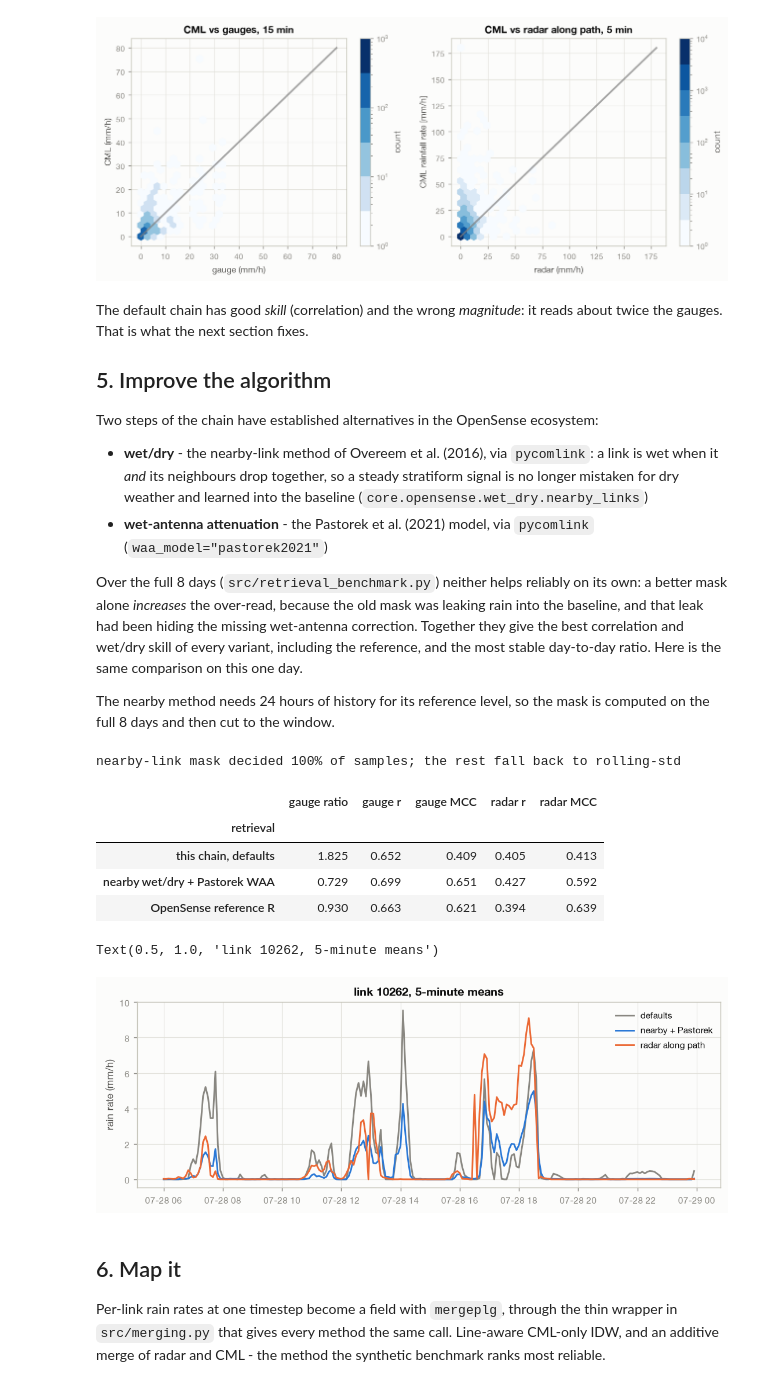
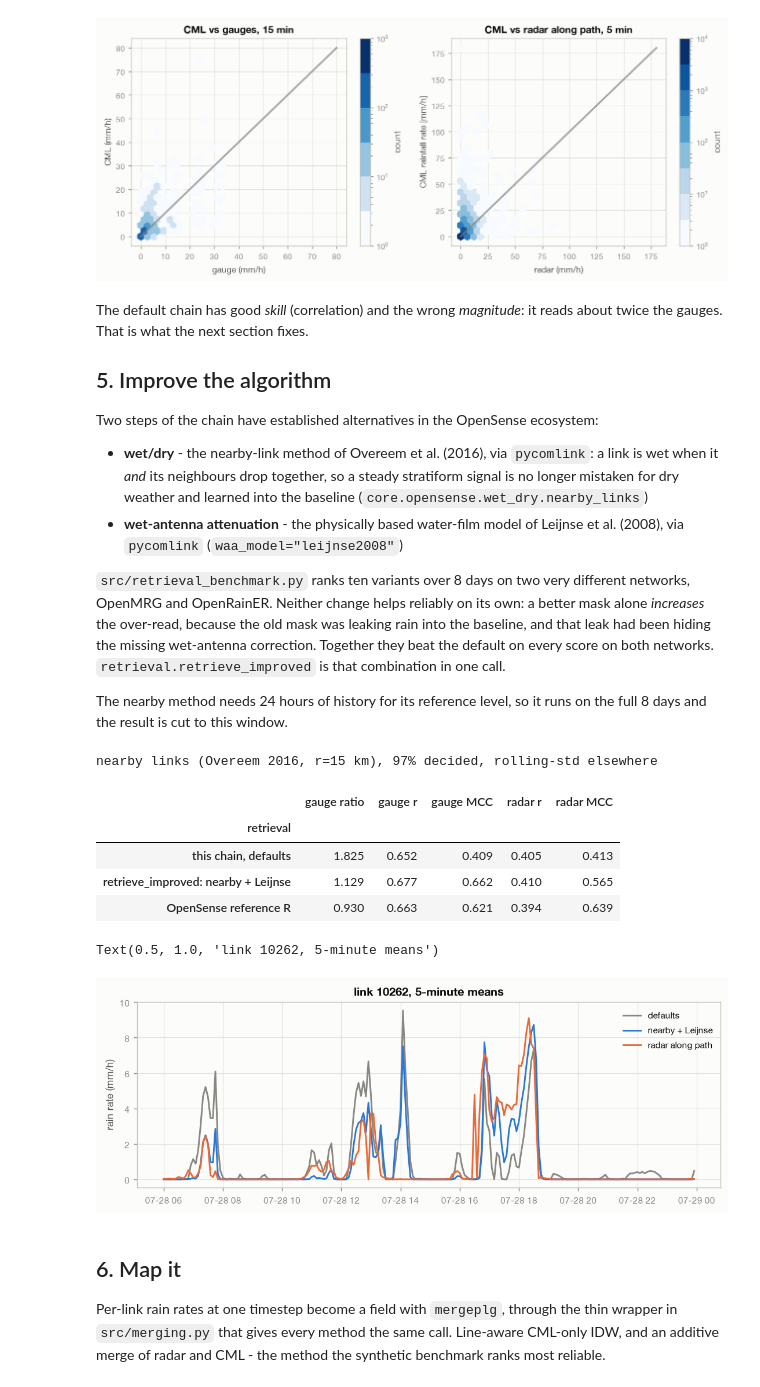
Before and after one commit to drorjac/FieldSense, a Jupyter notebook: projects/opensense_pipeline/notebooks/02_end_to_end.ipynb, the cells around one changed output. Cells and saved outputs as stored; diff of their text form; code cells hidden in the pictures.

```diff
--- a/projects/opensense_pipeline/notebooks/02_end_to_end.ipynb
+++ b/projects/opensense_pipeline/notebooks/02_end_to_end.ipynb
@@ -250,53 +250,48 @@ ecosystem:
   `pycomlink`: a link is wet when it *and* its neighbours drop together, so a
   steady stratiform signal is no longer mistaken for dry weather and learned
   into the baseline (`core.opensense.wet_dry.nearby_links`)
-* **wet-antenna attenuation** - the Pastorek et al. (2021) model, via
-  `pycomlink` (`waa_model="pastorek2021"`)
+* **wet-antenna attenuation** - the physically based water-film model of
+  Leijnse et al. (2008), via `pycomlink` (`waa_model="leijnse2008"`)
 
-Over the full 8 days (`src/retrieval_benchmark.py`) neither helps reliably on
+`src/retrieval_benchmark.py` ranks ten variants over 8 days on two very
+different networks, OpenMRG and OpenRainER. Neither change helps reliably on
 its own: a better mask alone *increases* the over-read, because the old mask
 was leaking rain into the baseline, and that leak had been hiding the missing
-wet-antenna correction. Together they give the best correlation and wet/dry
-skill of every variant, including the reference, and the most stable
-day-to-day ratio. Here is the same comparison on this one day.
+wet-antenna correction. Together they beat the default on every score on
+both networks. `retrieval.retrieve_improved` is that combination in one call.
 
-The nearby method needs 24 hours of history for its reference level, so the
-mask is computed on the full 8 days and then cut to the window.
+The nearby method needs 24 hours of history for its reference level, so it
+runs on the full 8 days and the result is cut to this window.
 # %%
 full = example_data.load("openmrg", "8d", components=("cml",), verbose=False)["cml"]
-mask_8d = wet_dry.nearby_links(full)
-mask = mask_8d.sel(time=cml.time)
+improved = rt.retrieve_improved(full).sel(time=cml.time)     # nearby wet/dry + Leijnse
 del full
-print(f"nearby-link mask decided {float(np.isfinite(mask).mean()) * 100:.0f}% of samples; "
-      f"the rest fall back to rolling-std")
+print(improved.attrs["wet_dry"])
 # %% [output]
-nearby-link mask decided 100% of samples; the rest fall back to rolling-std
+nearby links (Overeem 2016, r=15 km), 97% decided, rolling-std elsewhere
 # %%
-cfg = rt.RetrievalConfig.for_interval(10, waa_model="pastorek2021")
-improved = rt.retrieve_dataset(cml, cfg, wet=wet_dry.fill_undecided(mask, cml))
-
-rows.insert(1, score(rt.combine_sublinks(improved).R, "nearby wet/dry + Pastorek WAA"))
+rows.insert(1, score(rt.combine_sublinks(improved).R, "retrieve_improved: nearby + Leijnse"))
 pd.DataFrame(rows).set_index("retrieval").round(3)
 # %% [output]
 |  | gauge ratio | gauge r | gauge MCC | radar r | radar MCC |
 | retrieval |  |  |  |  |  |
 | this chain, defaults | 1.825 | 0.652 | 0.409 | 0.405 | 0.413 |
-| nearby wet/dry + Pastorek WAA | 0.729 | 0.699 | 0.651 | 0.427 | 0.592 |
+| retrieve_improved: nearby + Leijnse | 1.129 | 0.677 | 0.662 | 0.410 | 0.565 |
 | OpenSense reference R | 0.930 | 0.663 | 0.621 | 0.394 | 0.639 |
 # %%
 wettest = one.cml_id.item()
 fig, ax = plt.subplots(figsize=(10, 3.2))
 for ds_, label, color in ((default, "defaults", vs.INK_MUTED),
-                          (improved, "nearby + Pastorek", vs.SERIES["stratiform"])):
+                          (improved, "nearby + Leijnse", vs.SERIES["stratiform"])):
     s = ev.aggregate(rt.combine_sublinks(ds_).R.sel(cml_id=wettest), "5min")
     ax.plot(s.time, s, lw=1.6, color=color, label=label)
 rp = radar_path.sel(cml_id=wettest)
 ax.plot(rp.time, rp, lw=1.6, color=vs.SERIES["convective"], label="radar along path")
 ax.set_ylabel("rain rate (mm/h)"); ax.legend(loc="upper right")
 ax.set_title(f"link {wettest}, 5-minute means")
 # %% [output]
 Text(0.5, 1.0, 'link 10262, 5-minute means')
-[figure, old version]
+[figure, new version]
 # %% [markdown]
 ## 6. Map it
 
```
Also changed, not shown: parts of 1 cell of this notebook, 2 other files.
